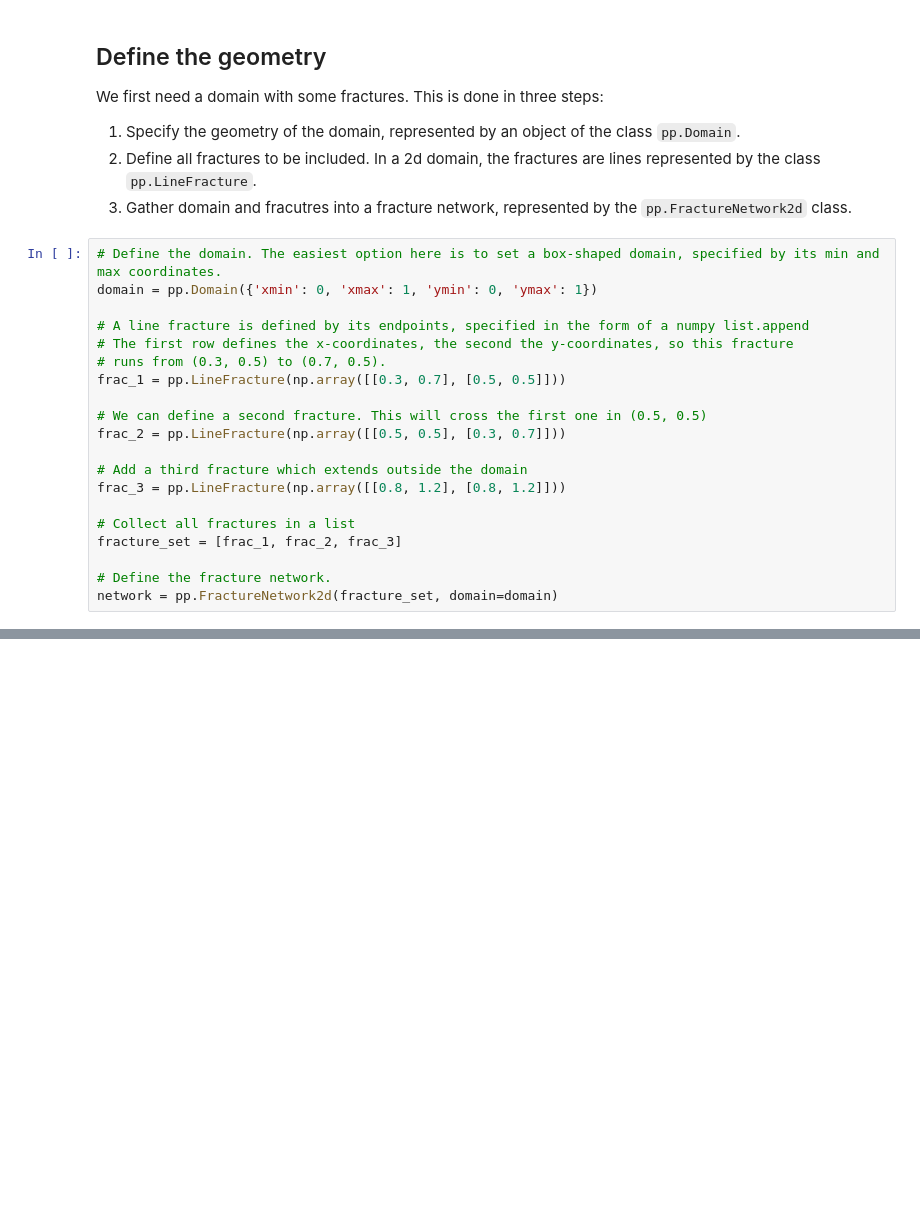
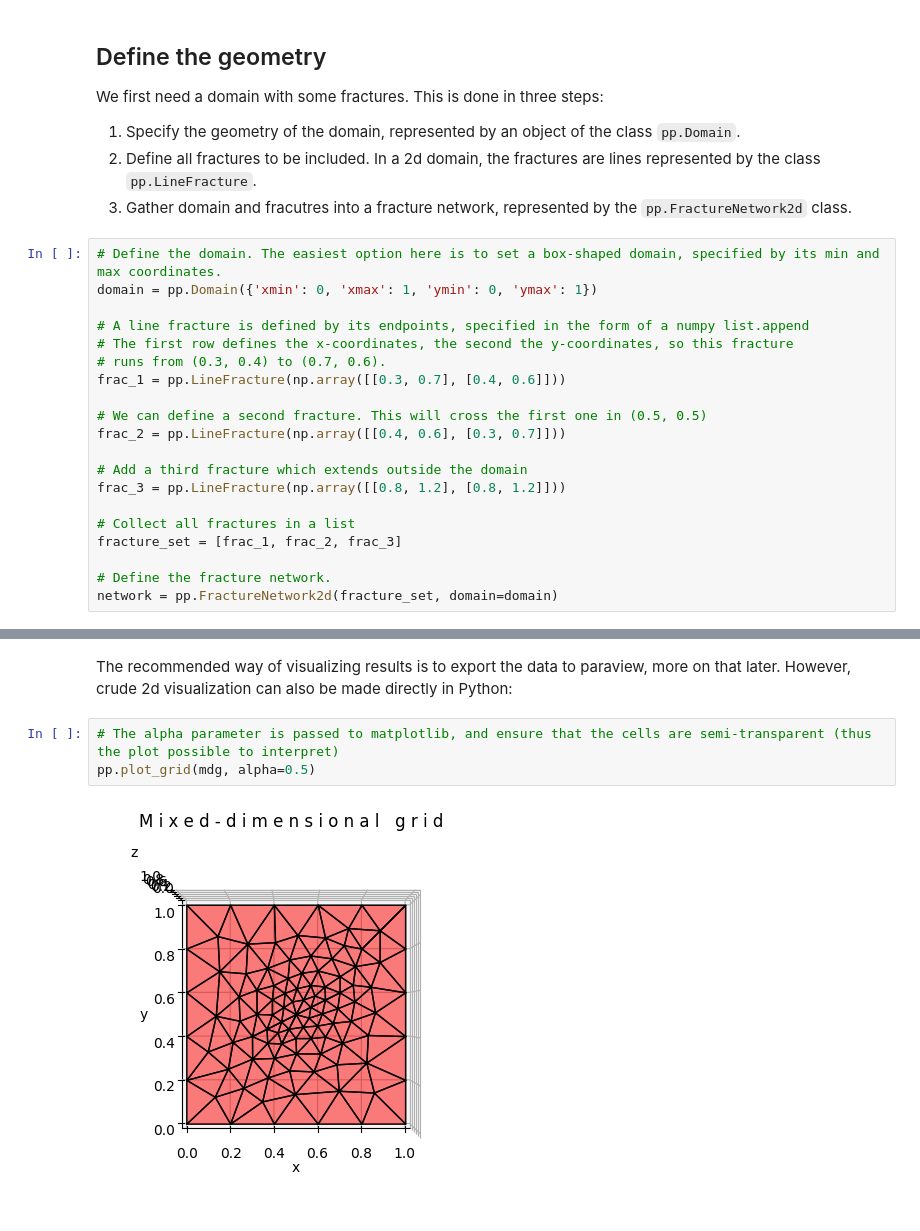
Before and after one commit to keileg/csd_winterschool_2023, a Jupyter notebook: mixed_dimensional_flow.ipynb, the cells around one changed output, grey strips where cells are left out. Cells and saved outputs as stored; diff of their text form; blank space fills up the shorter version.

```diff
--- a/mixed_dimensional_flow.ipynb
+++ b/mixed_dimensional_flow.ipynb
@@ -88,11 +88,11 @@ domain = pp.Domain({'xmin': 0, 'xmax': 1, 'ymin': 0, 'ymax': 1})
 
 # A line fracture is defined by its endpoints, specified in the form of a numpy list.append
 # The first row defines the x-coordinates, the second the y-coordinates, so this fracture
-# runs from (0.3, 0.5) to (0.7, 0.5).
-frac_1 = pp.LineFracture(np.array([[0.3, 0.7], [0.5, 0.5]]))
+# runs from (0.3, 0.4) to (0.7, 0.6).
+frac_1 = pp.LineFracture(np.array([[0.3, 0.7], [0.4, 0.6]]))
 
 # We can define a second fracture. This will cross the first one in (0.5, 0.5)
-frac_2 = pp.LineFracture(np.array([[0.5, 0.5], [0.3, 0.7]]))
+frac_2 = pp.LineFracture(np.array([[0.4, 0.6], [0.3, 0.7]]))
 
 # Add a third fracture which extends outside the domain
 frac_3 = pp.LineFracture(np.array([[0.8, 1.2], [0.8, 1.2]]))
@@ -126,0 +126,7 @@ Minimum dimension present: 0
+# %% [markdown]
+The recommended way of visualizing results is to export the data to paraview, more on that later. However, crude 2d visualization can also be made directly in Python:
+# %%
+# The alpha parameter is passed to matplotlib, and ensure that the cells are semi-transparent (thus the plot possible to interpret)
+pp.plot_grid(mdg, alpha=0.5)
+# %% [output]
+[figure, added]
```
Also changed, not shown: parts of 22 cells of this notebook.
